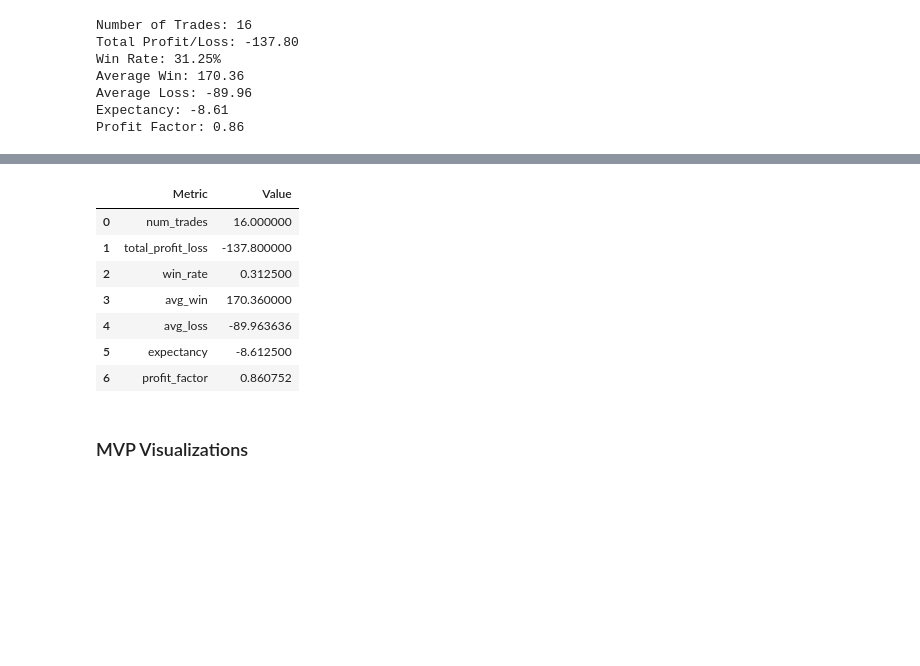
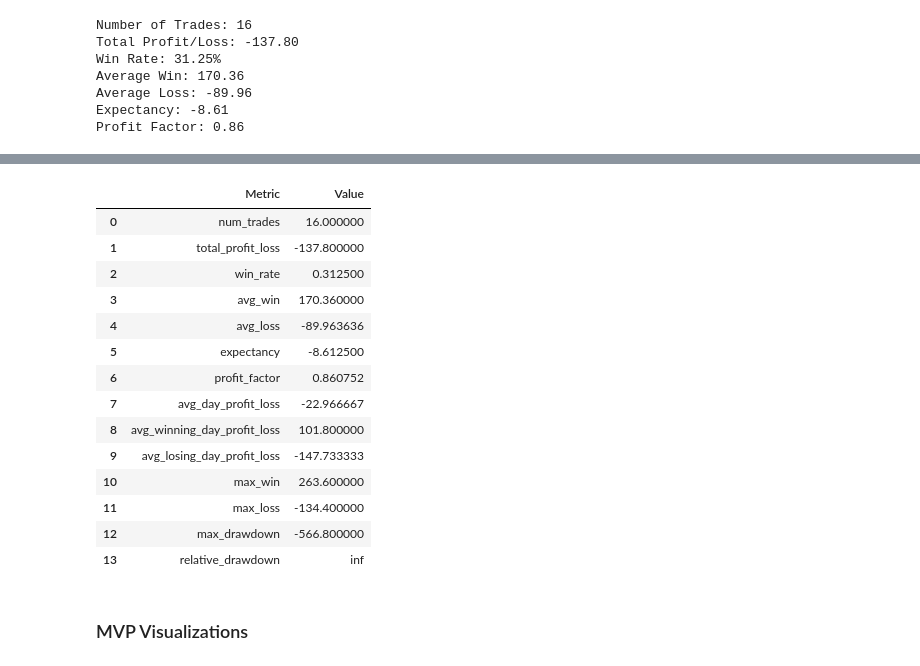
Before and after one commit to JasperLinders/trading_dashboard, a Jupyter notebook: notebooks/02_mvp_metrics_and_visualizations.ipynb, the cells around one changed output, grey strips where cells are left out. Saved outputs shown, nothing was run; the diff lists cells and outputs as text; code cells hidden in the pictures; blank space fills up the shorter version.

Commit message:
Add advanced trading statistics

```diff
--- a/notebooks/02_mvp_metrics_and_visualizations.ipynb
+++ b/notebooks/02_mvp_metrics_and_visualizations.ipynb
@@ -58,3 +59,20 @@ Average Win: 170.36
 Average Loss: -89.96
 Expectancy: -8.61
 Profit Factor: 0.86
+# %%
+# Compute advanced statistics
+day_profit_loss = trade_data.groupby('date')['profit_loss'].sum()
+avg_day_profit_loss = day_profit_loss.mean()
+avg_winning_day_profit_loss = day_profit_loss[day_profit_loss > 0].mean()
+avg_losing_day_profit_loss = day_profit_loss[day_profit_loss < 0].mean()
+
+max_win = trade_data['profit_loss'].max()
+max_loss = trade_data['profit_loss'].min()
+
+cumulative_pnl = trade_data['profit_loss'].cumsum()
+max_drawdown = (pnl := trade_data['profit_loss'].cumsum()).sub(pnl.cummax()).min()
+relative_drawdown = abs(max_drawdown / total_profit_loss) if total_profit_loss > 0 else float('inf')
+
+avg_duration = trade_data['duration_sec'].mean()
+avg_duration_win = trade_data[trade_data['profit_loss'] >= 0]['duration_sec'].mean()
+avg_duration_loss = trade_data[trade_data['profit_loss'] < 0]['duration_sec'].mean()
@@ -61,20 +104,27 @@ Profit Factor: 0.86
 # %%
 # Add to a DataFrame for visualization
 stats_df = pd.DataFrame({
-    'Metric': ['num_trades', 'total_profit_loss', 'win_rate', 'avg_win', 'avg_loss', 'expectancy', 'profit_factor'],
-    'Value': [num_trades, total_profit_loss, win_rate, avg_win, avg_loss, expectancy, profit_factor]
+    'Metric': ['num_trades', 'total_profit_loss', 'win_rate', 'avg_win', 'avg_loss', 'expectancy', 'profit_factor', 'avg_day_profit_loss', 'avg_winning_day_profit_loss', 'avg_losing_day_profit_loss', 'max_win', 'max_loss', 'max_drawdown', 'relative_drawdown'],
+    'Value': [num_trades, total_profit_loss, win_rate, avg_win, avg_loss, expectancy, profit_factor, avg_day_profit_loss, avg_winning_day_profit_loss, avg_losing_day_profit_loss, max_win, max_loss, max_drawdown, relative_drawdown]
 })
 
 stats_df
 # %% [output]
 |  | Metric | Value |
 | 0 | num_trades | 16.000000 |
 | 1 | total_profit_loss | -137.800000 |
 | 2 | win_rate | 0.312500 |
 | 3 | avg_win | 170.360000 |
 | 4 | avg_loss | -89.963636 |
 | 5 | expectancy | -8.612500 |
 | 6 | profit_factor | 0.860752 |
+| 7 | avg_day_profit_loss | -22.966667 |
+| 8 | avg_winning_day_profit_loss | 101.800000 |
+| 9 | avg_losing_day_profit_loss | -147.733333 |
+| 10 | max_win | 263.600000 |
+| 11 | max_loss | -134.400000 |
+| 12 | max_drawdown | -566.800000 |
+| 13 | relative_drawdown | inf |
 # %% [markdown]
 ### MVP Visualizations
 # %%
```
Also changed, not shown: parts of 2 cells of this notebook, 2 other files.
